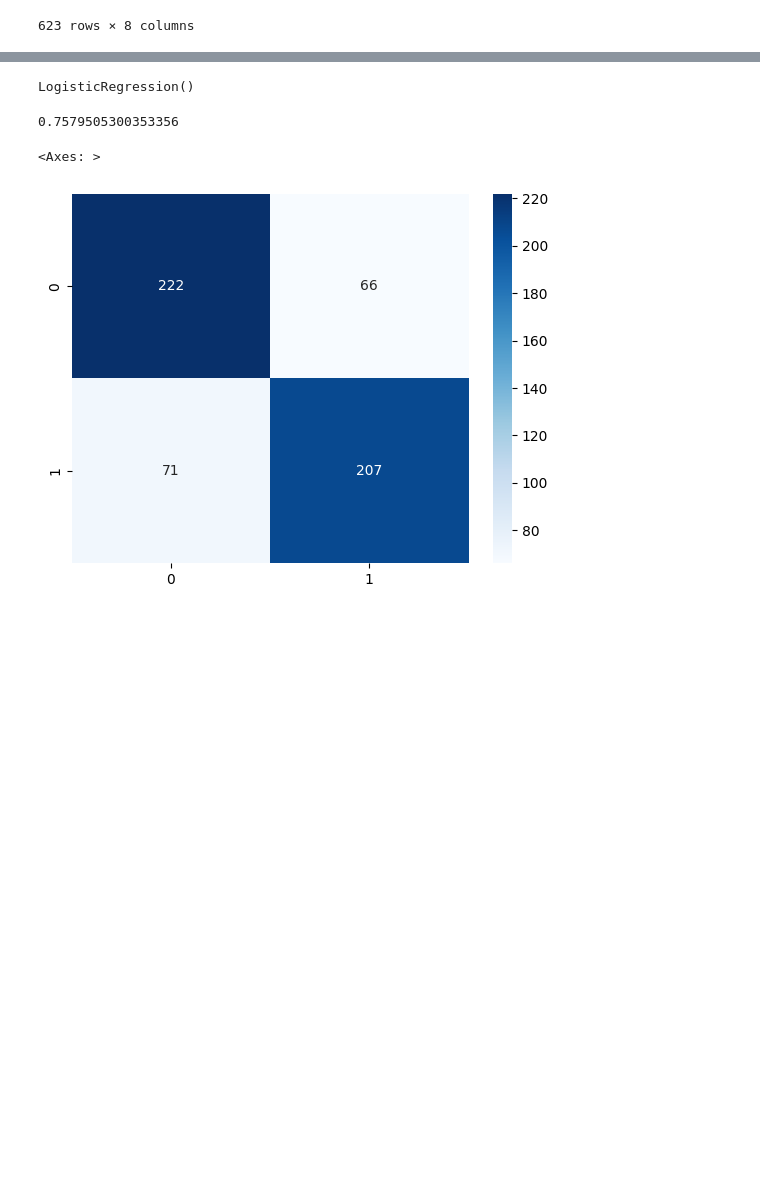
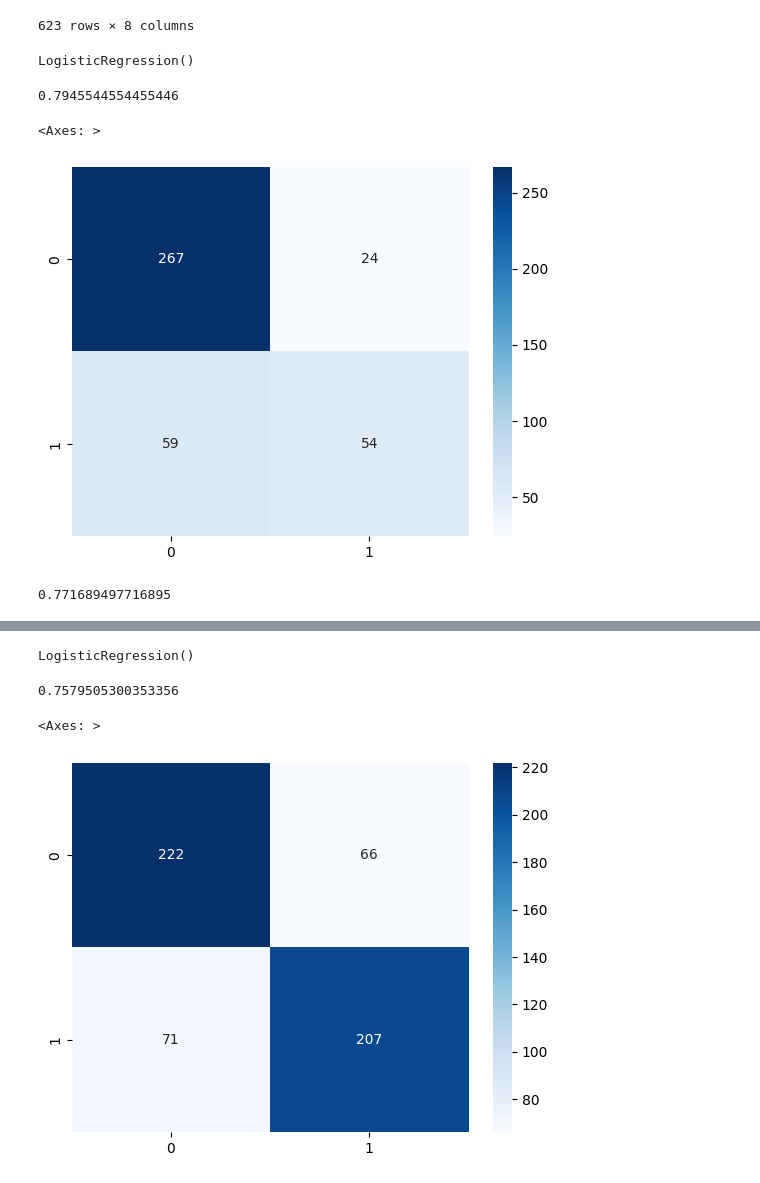
Before and after one commit to Adiel-Delgado/UseCase_Unit_II, a Jupyter notebook: UseCase_Unit_II.ipynb, the cells around one changed output, grey strips where cells are left out. Saved outputs shown, nothing was run; the diff lists cells and outputs as text; code cells hidden in the pictures; blank space fills up the shorter version.

```diff
--- a/UseCase_Unit_II.ipynb
+++ b/UseCase_Unit_II.ipynb
@@ -515,3 +515,29 @@ X_scaled_df
 | 621 | -0.847147 | 0.302789 | -1.053284 | -1.357492 | -0.834471 | -0.292611 | -0.306572 | 1.366063 |
 | 622 | -0.847147 | -0.889974 | -0.172366 | 0.672178 | -0.834471 | -0.246083 | -0.445777 | -0.872825 |
 623 rows × 8 columns
+# %%
+X = X_scaled_df
+y = df["Outcome"]
+# %%
+X_train, X_test, y_train, y_test = train_test_split(X, y, test_size=0.35, random_state=42)
+# %%
+from sklearn.linear_model import LogisticRegression
+model = LogisticRegression()
+model.fit(X_train, y_train)
+# %% [output]
+LogisticRegression()
+# %%
+y_pred = model.predict(X_train)
+accuracy_score(y_train, y_pred)
+# %% [output]
+0.7945544554455446
+# %%
+sns.heatmap(confusion_matrix(y_train,y_pred), annot=True, fmt="d", cmap="Blues")
+# %% [output]
+<Axes: >
+[figure, added]
+# %%
+y_pred = model.predict(X_test)
+accuracy_score(y_test, y_pred)
+# %% [output]
+0.771689497716895
```
Also changed, not shown: parts of 3 cells of this notebook, 1 other file.
